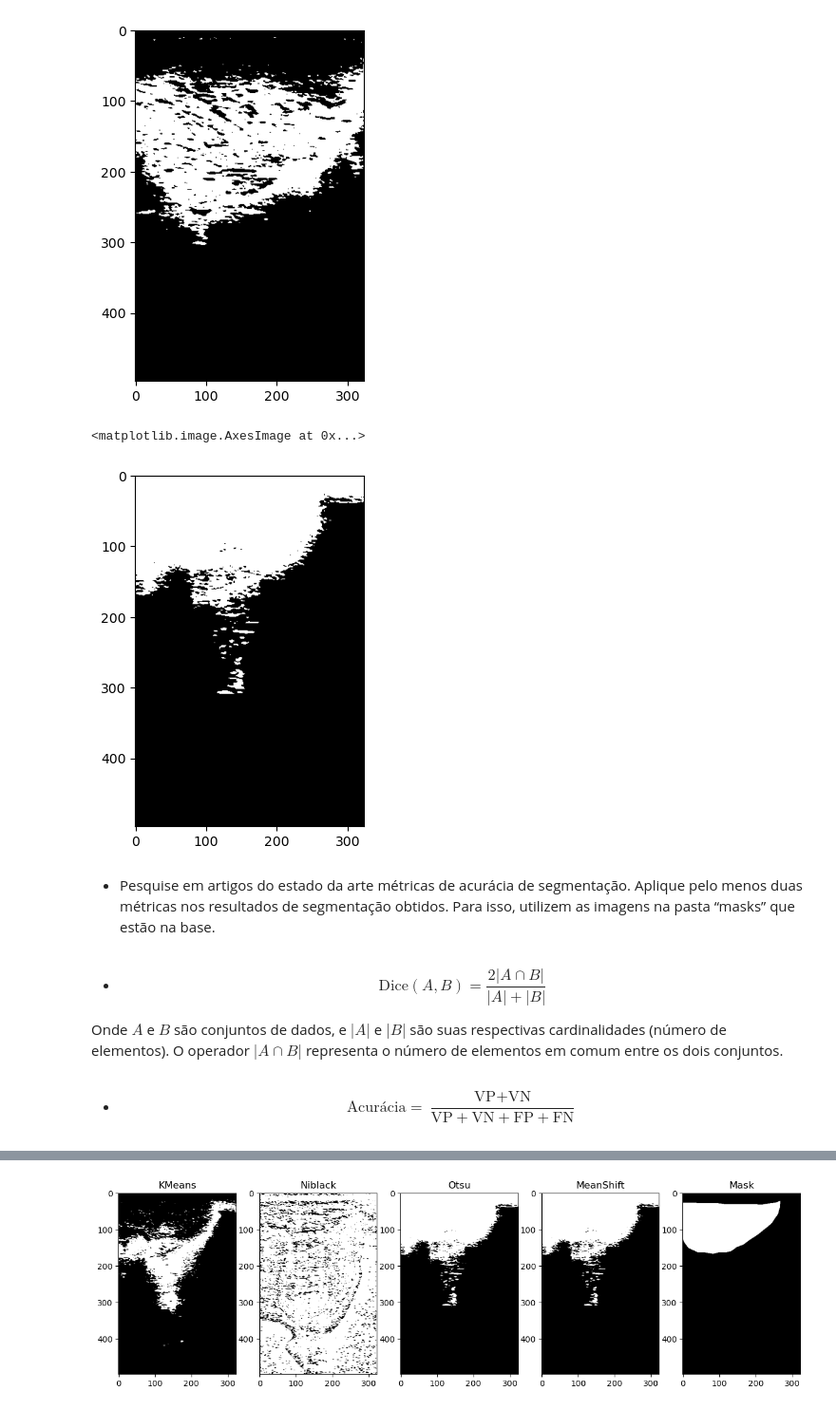
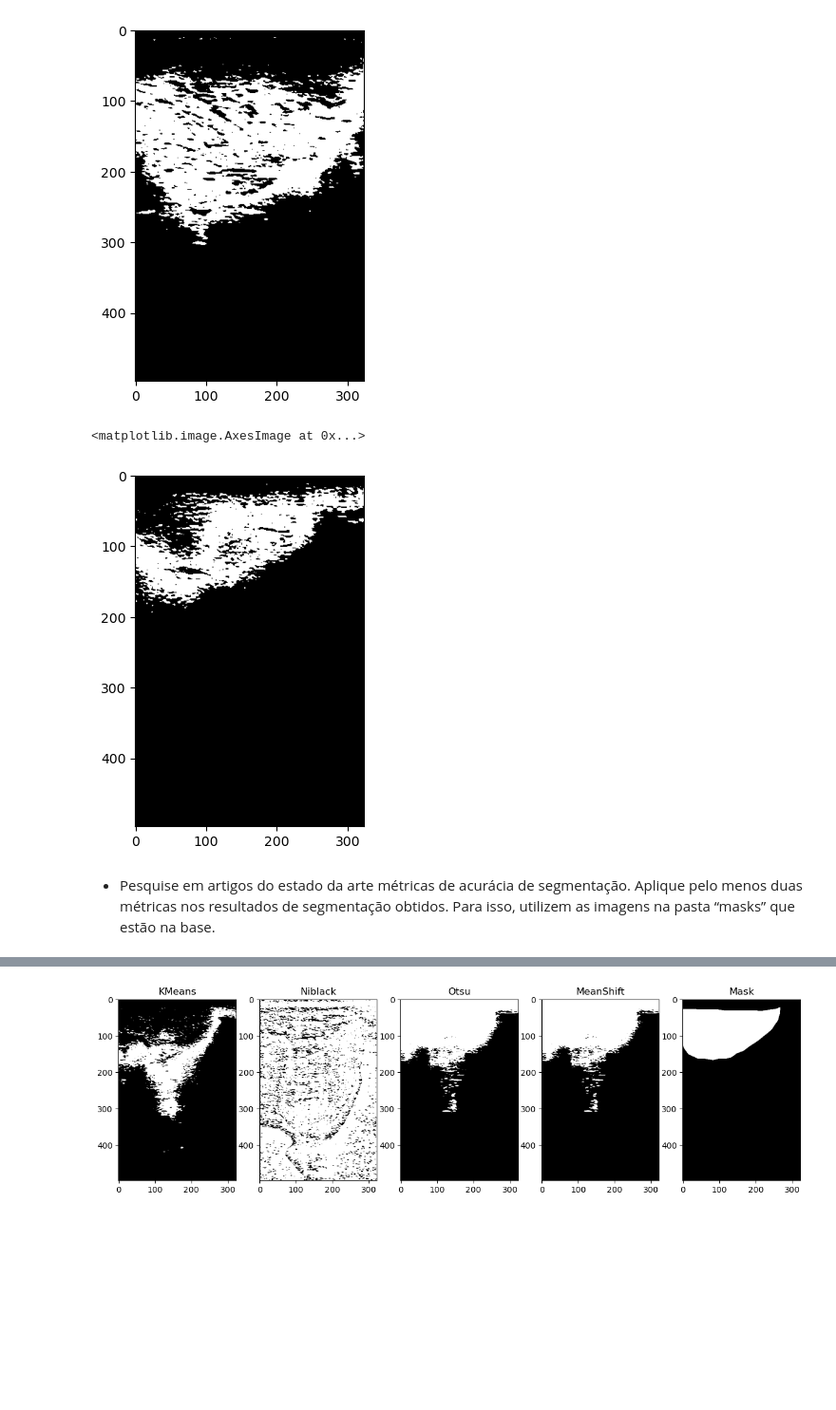
Before and after one commit to EuricoDNJR/Topicos-especiais-em-visao-computacional, a Jupyter notebook: Segmentation/segmentation.ipynb, the cells around one changed output, grey strips where cells are left out. Shown at 95% size. Drawn from its saved outputs; the diff is of its cells as text; code cells hidden in the pictures; blank space fills up the shorter version.

```diff
--- a/Segmentation/segmentation.ipynb
+++ b/Segmentation/segmentation.ipynb
@@ -235,17 +231,11 @@ def make_meanshift(database):
 # %%
 meanshift_database = make_meanshift(database)
 # %%
-plt.imshow(meanshift_database[0], cmap='gray')
+plt.imshow(meanshift_database[2], cmap='gray')
 # %% [output]
 <matplotlib.image.AxesImage at 0x...>
-[figure, old version]
+[figure, new version]
 # %% [markdown]
 * Pesquise em artigos do estado da arte métricas de acurácia de segmentação. Aplique
 pelo menos duas métricas nos resultados de segmentação obtidos. Para isso, utilizem
 as imagens na pasta “masks” que estão na base.
-# %% [markdown]
-* $$\text{Dice}(A,B) = \frac{2|A \cap B|}{|A| + |B|}$$
-
-Onde $A$ e $B$ são conjuntos de dados, e $|A|$ e $|B|$ são suas respectivas cardinalidades (número de elementos). O operador $|A \cap B|$ representa o número de elementos em comum entre os dois conjuntos.
-# %% [markdown]
-* $$\text{Acurácia} = \frac{\text{VP} + \text{VN}}{\text{VP} + \text{VN} + \text{FP} + \text{FN}}$$
```
Also changed, not shown: parts of 18 cells of this notebook.
